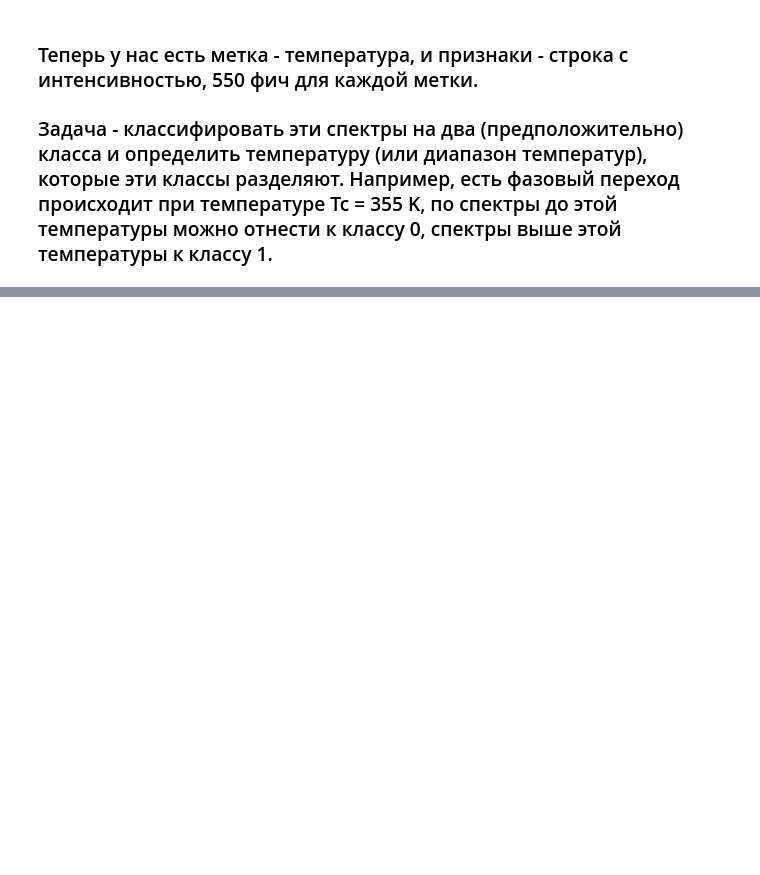
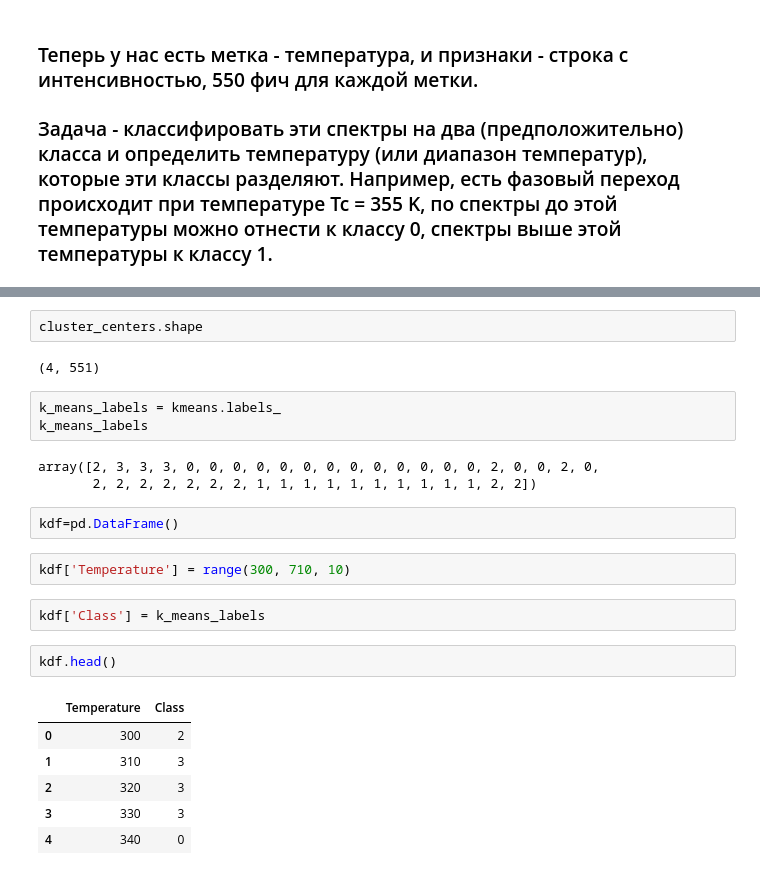
Before and after one commit to AndreyAnokhin/Kaggle-Raman-ML, a Jupyter notebook: datasets/Raman-SBN-50-Pt-Si/description.ipynb, the cells around one changed output, grey strips where cells are left out. Saved outputs shown, nothing was run; the diff lists cells and outputs as text; blank space fills up the shorter version.

Commit message:
+ k-means

```diff
--- a/datasets/Raman-SBN-50-Pt-Si/description.ipynb
+++ b/datasets/Raman-SBN-50-Pt-Si/description.ipynb
@@ -80,0 +93,25 @@ data.head()
+# %%
+cluster_centers.shape
+# %% [output]
+(4, 551)
+# %%
+k_means_labels = kmeans.labels_
+k_means_labels
+# %% [output]
+array([2, 3, 3, 3, 0, 0, 0, 0, 0, 0, 0, 0, 0, 0, 0, 0, 0, 2, 0, 0, 2, 0,
+       2, 2, 2, 2, 2, 2, 2, 1, 1, 1, 1, 1, 1, 1, 1, 1, 1, 2, 2])
+# %%
+kdf=pd.DataFrame()
+# %%
+kdf['Temperature'] = range(300, 710, 10)
+# %%
+kdf['Class'] = k_means_labels
+# %%
+kdf.head()
+# %% [output]
+|  | Temperature | Class |
+| 0 | 300 | 2 |
+| 1 | 310 | 3 |
+| 2 | 320 | 3 |
+| 3 | 330 | 3 |
+| 4 | 340 | 0 |
```
Also changed, not shown: parts of 4 cells of this notebook.
